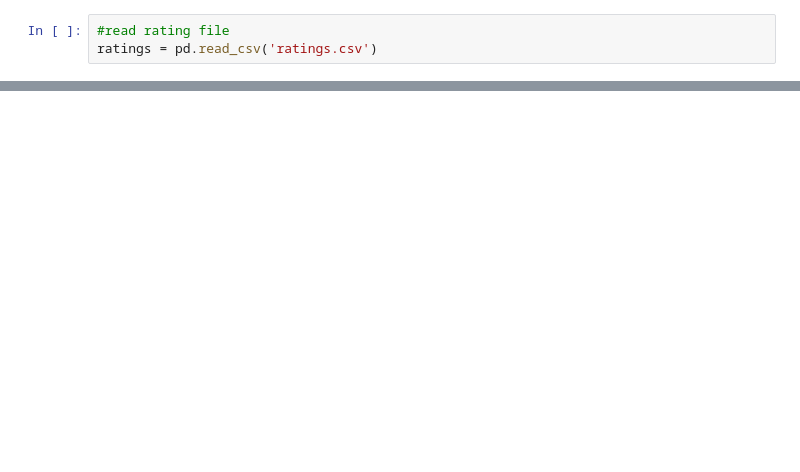
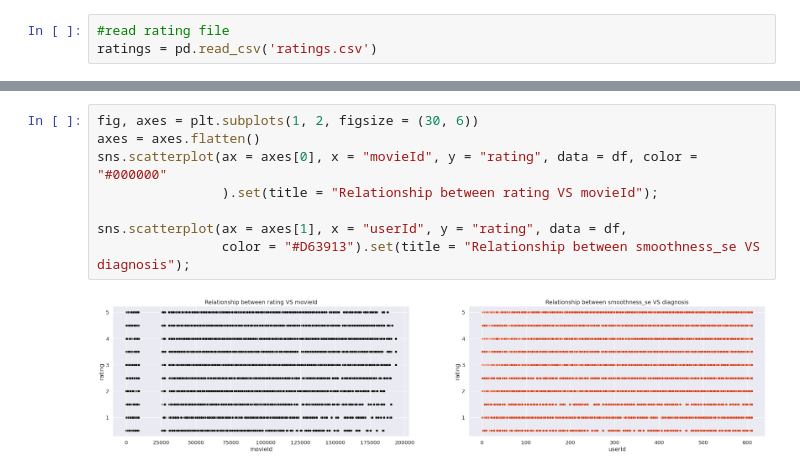
Before and after one commit to TejasGupta-27/Movie_Recommendation_System-, a Jupyter notebook: project.ipynb, the cells around one changed output, grey strips where cells are left out. Cells and saved outputs as stored; diff of their text form; blank space fills up the shorter version.

```diff
--- a/project.ipynb
+++ b/project.ipynb
@@ -136,0 +409,10 @@ normalized_final_df.head()
+# %%
+fig, axes = plt.subplots(1, 2, figsize = (30, 6))
+axes = axes.flatten()
+sns.scatterplot(ax = axes[0], x = "movieId", y = "rating", data = df, color = "#000000"
+                ).set(title = "Relationship between rating VS movieId");
+
+sns.scatterplot(ax = axes[1], x = "userId", y = "rating", data = df,
+                color = "#D63913").set(title = "Relationship between smoothness_se VS diagnosis");
+# %% [output]
+[figure, added]
```
Also changed, not shown: parts of 64 cells of this notebook.
